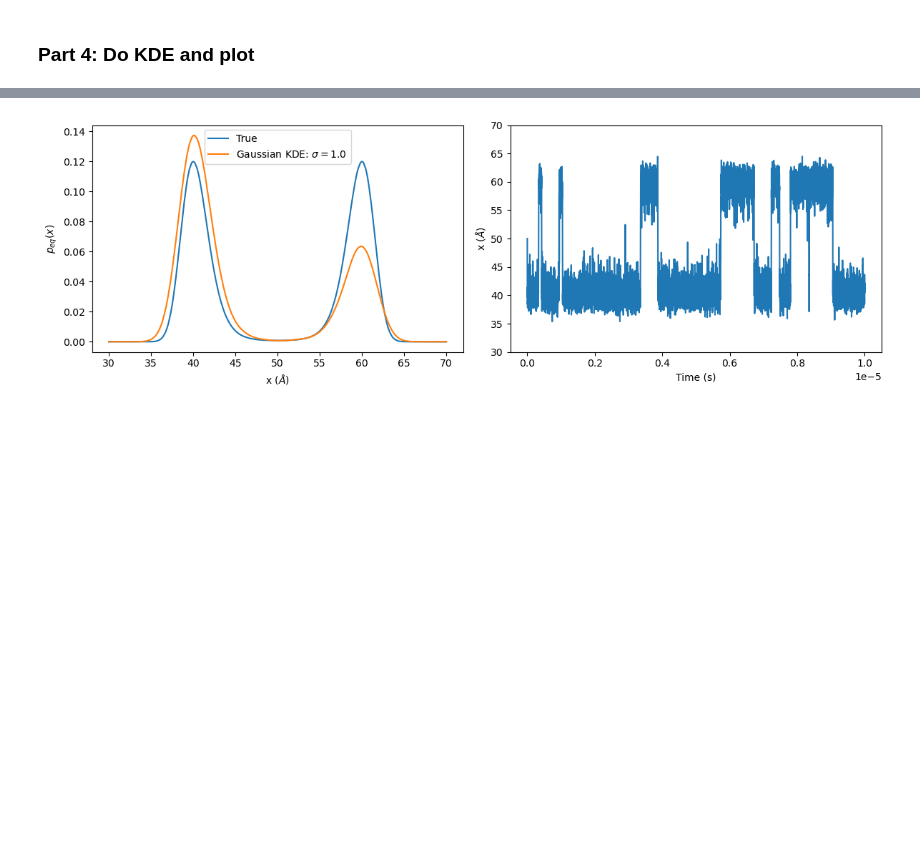
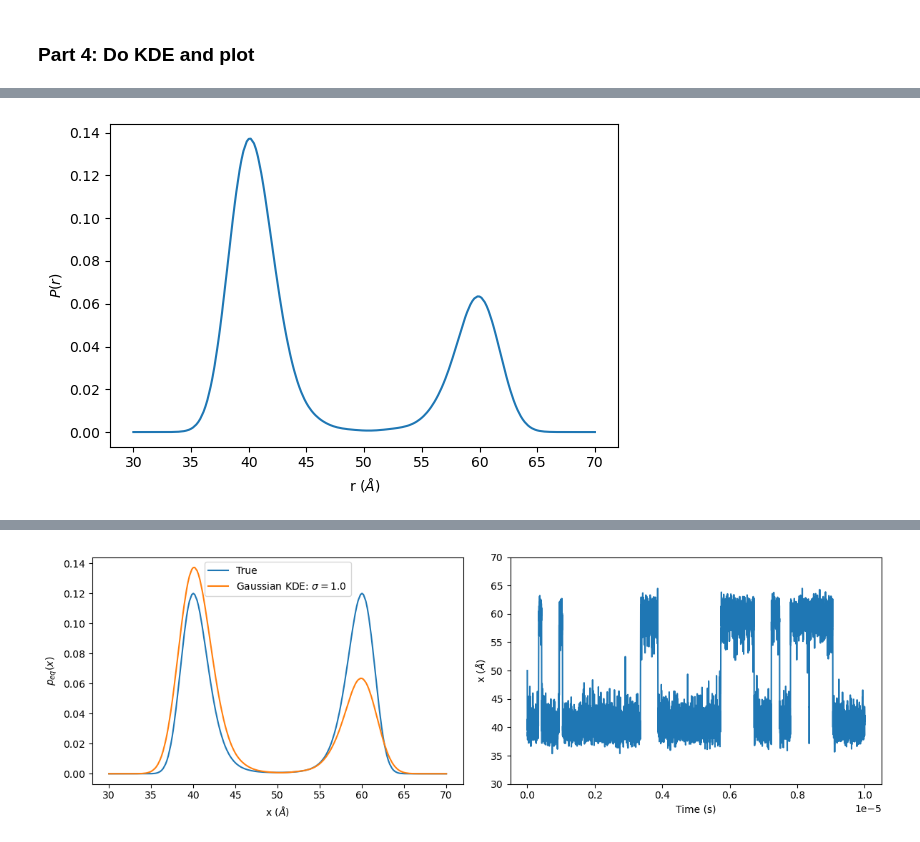
Before and after one commit to yizaochen/Alphabeta, a Jupyter notebook: notebooks/em_doublewell_debug.ipynb, the cells around one changed output, grey strips where cells are left out. Drawn from its saved outputs; the diff is of its cells as text; code cells hidden in the pictures; blank space fills up the shorter version.

```diff
--- a/notebooks/em_doublewell_debug.ipynb
+++ b/notebooks/em_doublewell_debug.ipynb
@@ -67,0 +90,14 @@ peq_kde_estimate = gaussian_kde(xref, y_record, sigma_by_keq, w0);
+# %%
+fig, ax = plt.subplots(ncols=1, nrows=1, figsize=(6,4))
+
+#ax.plot(xref, rho_eq .* rho_eq, label="True")
+ax.plot(xref, peq_kde_estimate, label="Gaussian KDE: \$\\sigma=1.0 \$")
+ax.set_xlabel("r (\$ \\AA \$)")
+ax.set_ylabel("\$ P(r) \$")
+#ax.legend()
+
+plt.tight_layout()
+#plt.savefig("Gaussian_Kde_harmonic_well.svg")
+plt.show()
+# %% [output]
+[figure, added]
```
Also changed, not shown: parts of 2 cells of this notebook, 2 other files.
